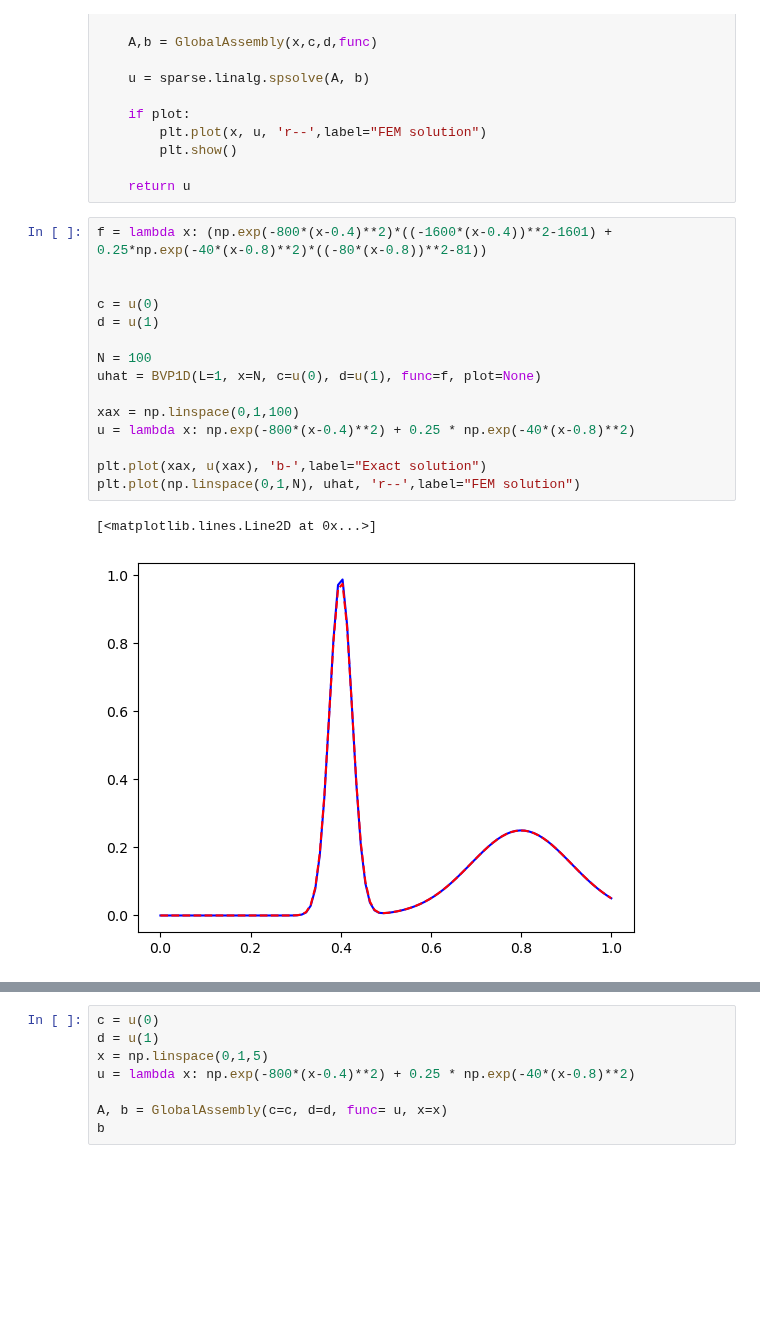
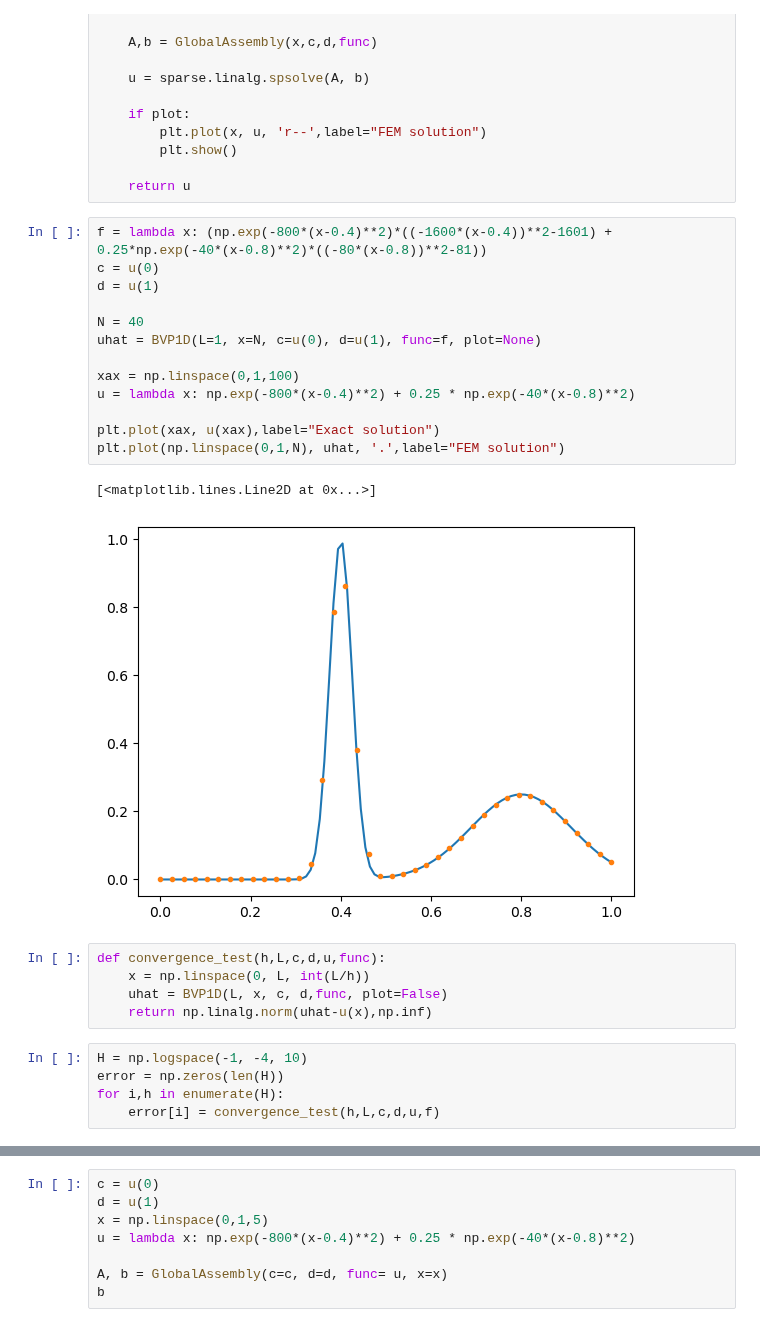
Before and after one commit to MarcusKNielsen/FEM, a Jupyter notebook: Problem1-7.ipynb, the cells around one changed output, grey strips where cells are left out. Saved outputs shown, nothing was run; the diff lists cells and outputs as text; blank space fills up the shorter version.

```diff
--- a/Problem1-7.ipynb
+++ b/Problem1-7.ipynb
@@ -196,19 +195,27 @@ def BVP1D(L, x, c, d,func, plot=True):
     return u
 # %%
 f = lambda x: (np.exp(-800*(x-0.4)**2)*((-1600*(x-0.4))**2-1601) + 0.25*np.exp(-40*(x-0.8)**2)*((-80*(x-0.8))**2-81))
-
-
 c = u(0)
 d = u(1)
 
-N = 100
+N = 40
 uhat = BVP1D(L=1, x=N, c=u(0), d=u(1), func=f, plot=None)
 
 xax = np.linspace(0,1,100)
 u = lambda x: np.exp(-800*(x-0.4)**2) + 0.25 * np.exp(-40*(x-0.8)**2)
 
-plt.plot(xax, u(xax), 'b-',label="Exact solution")
-plt.plot(np.linspace(0,1,N), uhat, 'r--',label="FEM solution")
+plt.plot(xax, u(xax),label="Exact solution")
+plt.plot(np.linspace(0,1,N), uhat, '.',label="FEM solution")
 # %% [output]
 [<matplotlib.lines.Line2D at 0x...>]
-[figure, old version]
+[figure, new version]
+# %%
+def convergence_test(h,L,c,d,u,func):
+    x = np.linspace(0, L, int(L/h))
+    uhat = BVP1D(L, x, c, d,func, plot=False)
+    return np.linalg.norm(uhat-u(x),np.inf)
+# %%
+H = np.logspace(-1, -4, 10)
+error = np.zeros(len(H))
+for i,h in enumerate(H):
+    error[i] = convergence_test(h,L,c,d,u,f)
```
Also changed, not shown: parts of 18 cells of this notebook.
